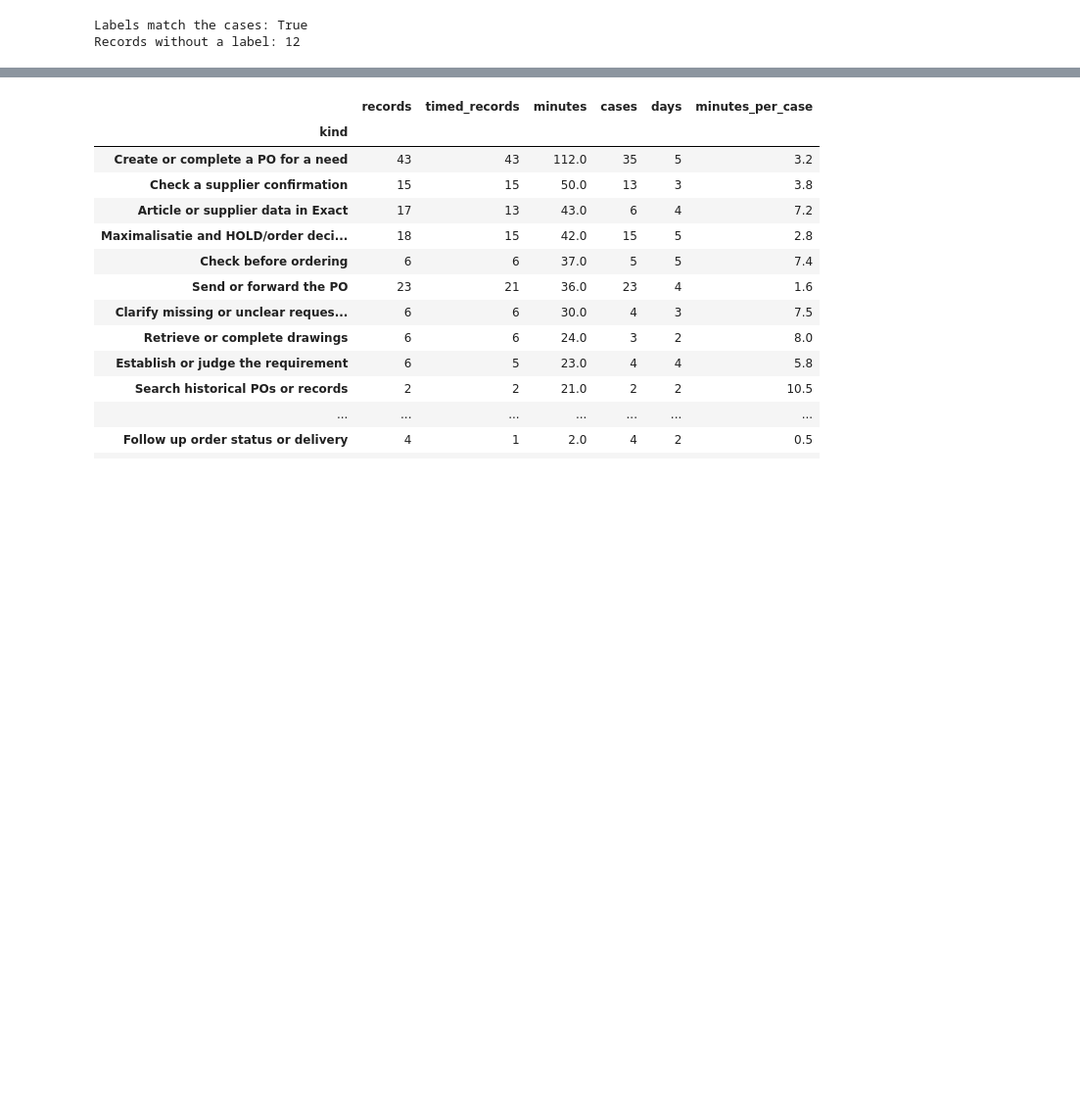
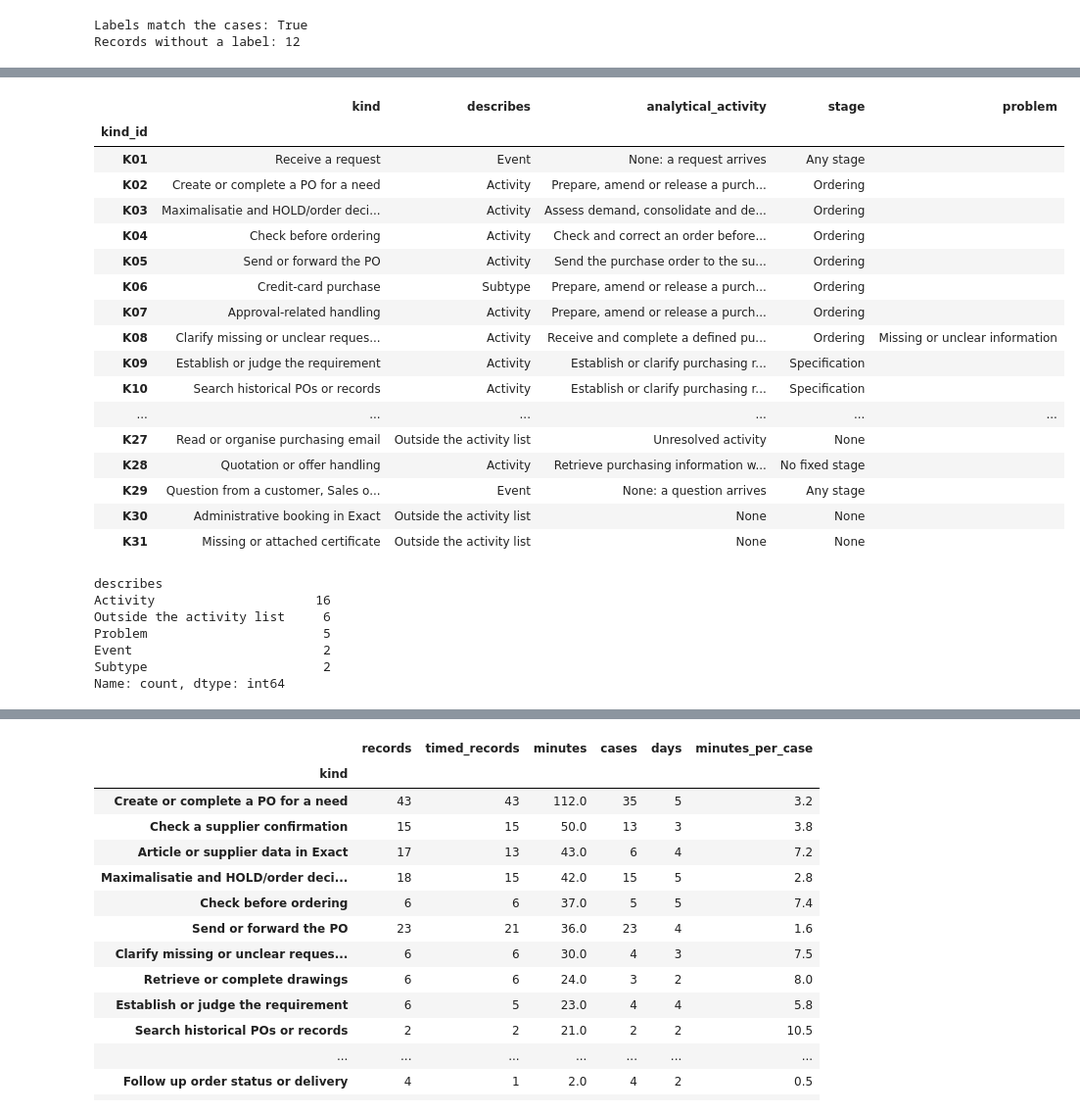
Before and after one commit to Luuuuuig/Bachelor-End-Project, a Jupyter notebook: Arno_Analysis_2026_10_02.ipynb, the cells around one changed output, grey strips where cells are left out. Shown at 98% size. Drawn from its saved outputs; the diff is of its cells as text; code cells hidden in the pictures; blank space fills up the shorter version.

```diff
--- a/Arno_Analysis_2026_10_02.ipynb
+++ b/Arno_Analysis_2026_10_02.ipynb
@@ -564,0 +680,75 @@ Records without a label: 12
+# %%
+# Each kind of work under the analytical activity of the 21 September framework
+kind_map = pd.DataFrame.from_records([
+    ("K01", "Event", "None: a request arrives", "Any stage", ""),
+    ("K02", "Activity", "Prepare, amend or release a purchase order", "Ordering", ""),
+    ("K03", "Activity", "Assess demand, consolidate and decide order timing", "Ordering", ""),
+    ("K04", "Activity", "Check and correct an order before release", "Ordering", ""),
+    ("K05", "Activity", "Send the purchase order to the supplier", "Ordering", ""),
+    ("K06", "Subtype", "Prepare, amend or release a purchase order", "Ordering", ""),
+    ("K07", "Activity", "Prepare, amend or release a purchase order", "Ordering", ""),
+    ("K08", "Activity", "Receive and complete a defined purchasing request", "Ordering", "Missing or unclear information"),
+    ("K09", "Activity", "Establish or clarify purchasing requirements", "Specification", ""),
+    ("K10", "Activity", "Establish or clarify purchasing requirements", "Specification", ""),
+    ("K11", "Activity", "Receive and complete a defined purchasing request", "Ordering", "Drawings to find or complete"),
+    ("K12", "Activity", "Maintain purchasing master data", "No fixed stage", ""),
+    ("K13", "Activity", "Search for, compare or choose suppliers", "Supplier selection", ""),
+    ("K14", "Problem", "Depends on the response", "Varies", "Item unavailable"),
+    ("K15", "Activity", "Prepare, amend or release a purchase order", "Ordering", ""),
+    ("K16", "Problem", "Depends on the case", "Varies", "Cancellation after ordering"),
+    ("K17", "Activity", "Check and process supplier confirmations", "Monitoring", ""),
+    ("K18", "Problem", "Depends on where the difference was found", "Varies", "Price difference"),
+    ("K19", "Activity", "Follow up order status or delivery commitments", "Monitoring", ""),
+    ("K20", "Problem", "None: Finance's work", "Varies", "Finance issue (e.g. unpaid invoice)"),
+    ("K21", "Activity", "Resolve post-receipt or invoice discrepancies", "Follow-up and evaluation", ""),
+    ("K22", "Outside the activity list", "None", "None", ""),
+    ("K23", "Outside the activity list", "None", "Not applicable", ""),
+    ("K24", "Outside the activity list", "None: purpose varies", "Varies", ""),
+    ("K25", "Subtype", "Prepare, amend or release a purchase order", "Ordering", ""),
+    ("K26", "Problem", "None", "Varies", "Exact error or delay"),
+    ("K27", "Outside the activity list", "Unresolved activity", "None", ""),
+    ("K28", "Activity", "Retrieve purchasing information with unresolved purpose", "No fixed stage", ""),
+    ("K29", "Event", "None: a question arrives", "Any stage", ""),
+    ("K30", "Outside the activity list", "None", "None", ""),
+    ("K31", "Outside the activity list", "None", "None", ""),
+], columns=["kind_id", "describes", "analytical_activity", "stage", "problem"]).set_index("kind_id")
+
+# Add each kind's name from the labels file
+names = (
+    kinds.assign(kind_id=kinds["kinds"].str.split(";"), kind=kinds["kind_names"].str.split("; "))
+    .explode(["kind_id", "kind"])
+    .drop_duplicates("kind_id")
+    .set_index("kind_id")["kind"]
+)
+kind_map.insert(0, "kind", names)
+
+with pd.option_context("display.max_colwidth", 60, "display.max_rows", None):
+    display(kind_map)
+
+kind_map["describes"].value_counts()
+# %% [output]
+|  | kind | describes | analytical_activity | stage | problem |
+| kind_id |  |  |  |  |  |
+| K01 | Receive a request | Event | None: a request arrives | Any stage |  |
+| K02 | Create or complete a PO for a need | Activity | Prepare, amend or release a purch... | Ordering |  |
+| K03 | Maximalisatie and HOLD/order deci... | Activity | Assess demand, consolidate and de... | Ordering |  |
+| K04 | Check before ordering | Activity | Check and correct an order before... | Ordering |  |
+| K05 | Send or forward the PO | Activity | Send the purchase order to the su... | Ordering |  |
+| K06 | Credit-card purchase | Subtype | Prepare, amend or release a purch... | Ordering |  |
+| K07 | Approval-related handling | Activity | Prepare, amend or release a purch... | Ordering |  |
+| K08 | Clarify missing or unclear reques... | Activity | Receive and complete a defined pu... | Ordering | Missing or unclear information |
+| K09 | Establish or judge the requirement | Activity | Establish or clarify purchasing r... | Specification |  |
+| K10 | Search historical POs or records | Activity | Establish or clarify purchasing r... | Specification |  |
+| ... | ... | ... | ... | ... | ... |
+| K27 | Read or organise purchasing email | Outside the activity list | Unresolved activity | None |  |
+| K28 | Quotation or offer handling | Activity | Retrieve purchasing information w... | No fixed stage |  |
+| K29 | Question from a customer, Sales o... | Event | None: a question arrives | Any stage |  |
+| K30 | Administrative booking in Exact | Outside the activity list | None | None |  |
+| K31 | Missing or attached certificate | Outside the activity list | None | None |  |
+describes
+Activity                     16
+Outside the activity list     6
+Problem                       5
+Event                         2
+Subtype                       2
+Name: count, dtype: int64
```
Also changed, not shown: parts of 29 cells of this notebook, 2 other files.
